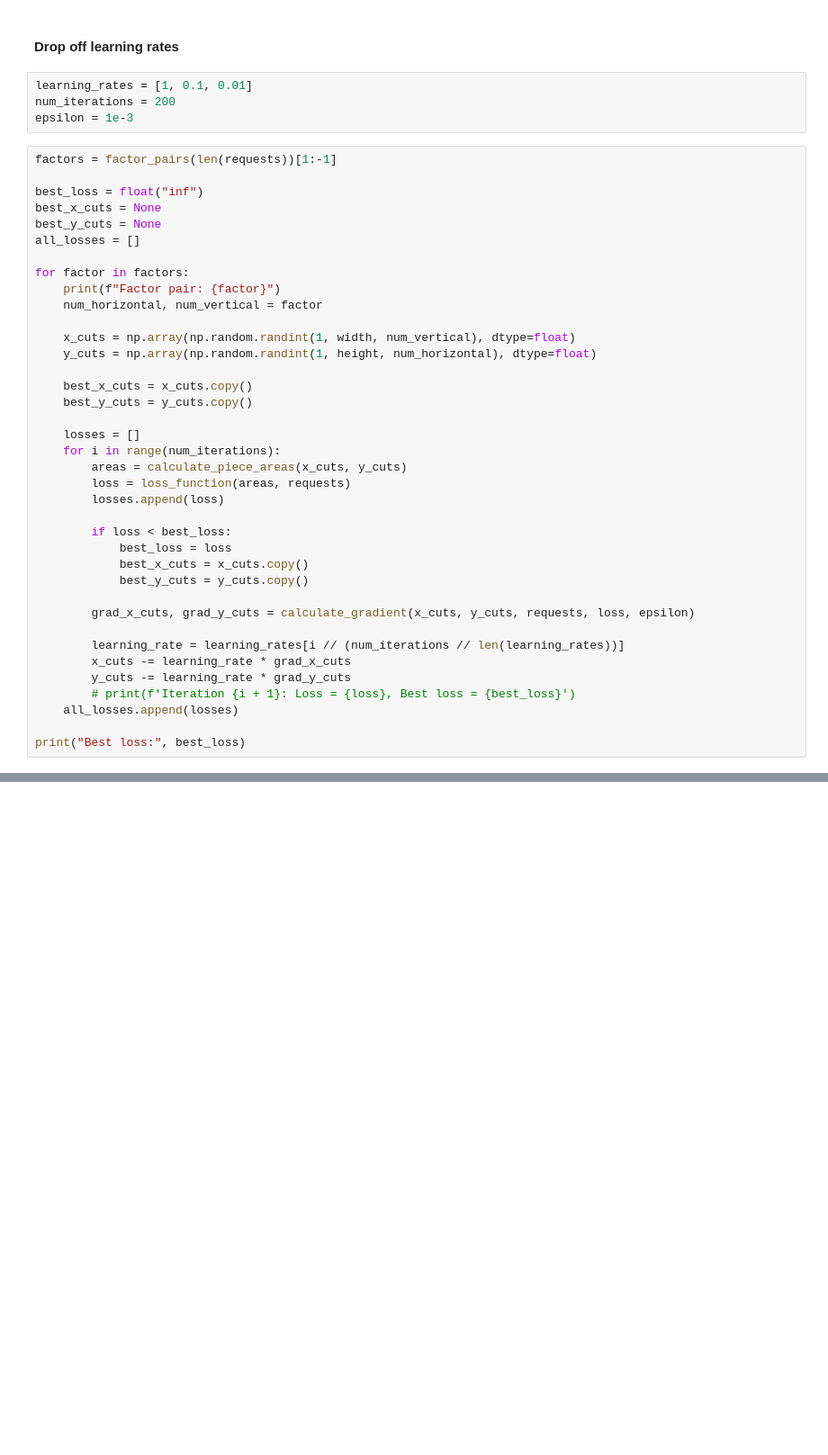
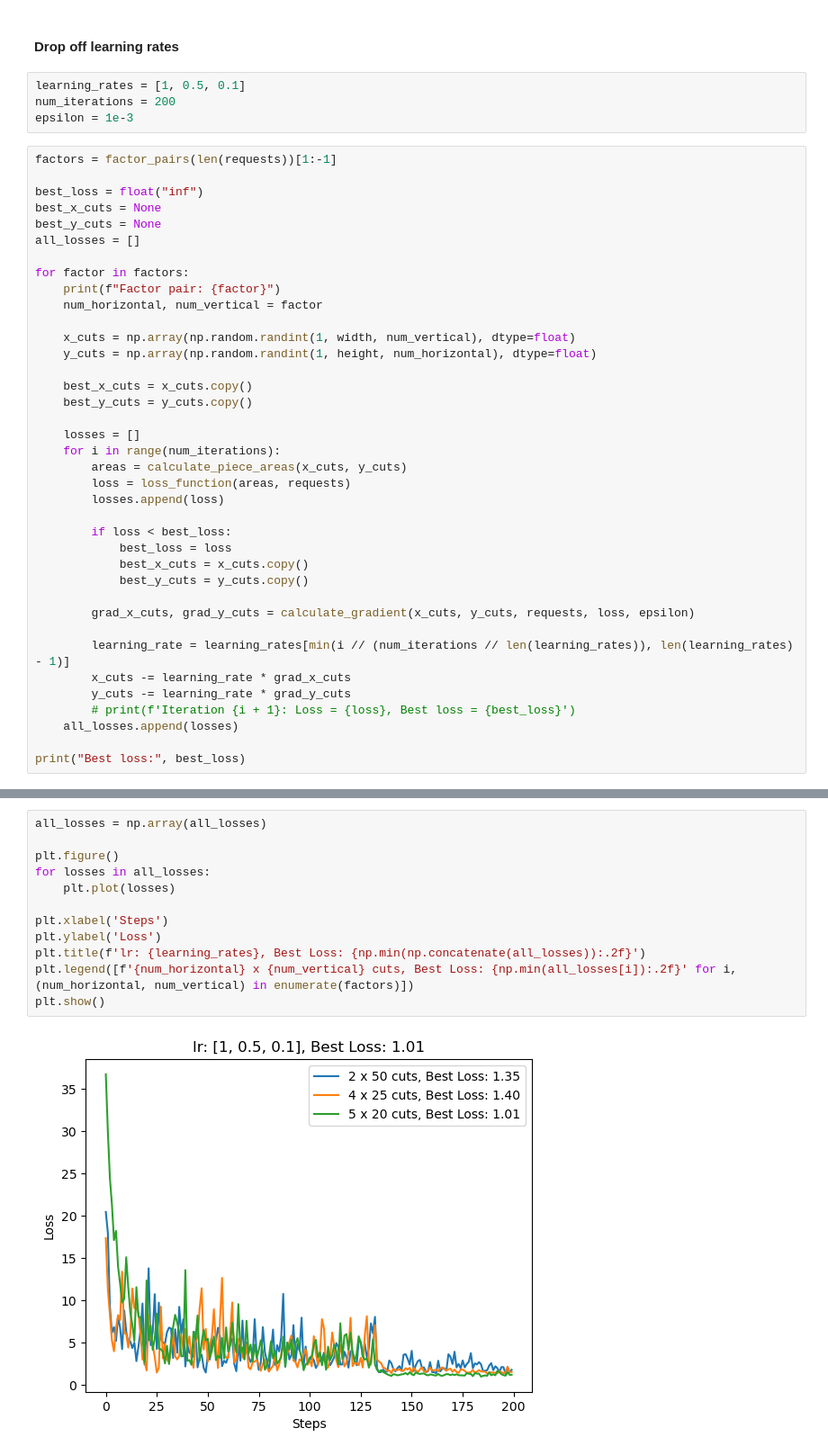
Before and after one commit to frankafan/PieceOfCake, a Jupyter notebook: grid_cuts.ipynb, the cells around one changed output, grey strips where cells are left out. Shown: that part at 90% size. Cells and saved outputs as stored; diff of their text form; blank space fills up the shorter version.

Commit message:
Gradient descent with dropping learning rates.

```diff
--- a/grid_cuts.ipynb
+++ b/grid_cuts.ipynb
@@ -165,7 +165,7 @@ plt.show()
 # %% [markdown]
 #### Drop off learning rates
 # %%
-learning_rates = [1, 0.1, 0.01]
+learning_rates = [1, 0.5, 0.1]
 num_iterations = 200
 epsilon = 1e-3
 # %%
@@ -199,7 +199,7 @@ for factor in factors:
 
         grad_x_cuts, grad_y_cuts = calculate_gradient(x_cuts, y_cuts, requests, loss, epsilon)
 
-        learning_rate = learning_rates[i // (num_iterations // len(learning_rates))]
+        learning_rate = learning_rates[min(i // (num_iterations // len(learning_rates)), len(learning_rates) - 1)]
         x_cuts -= learning_rate * grad_x_cuts
         y_cuts -= learning_rate * grad_y_cuts
         # print(f'Iteration {i + 1}: Loss = {loss}, Best loss = {best_loss}')
@@ -208,0 +214,14 @@ print("Best loss:", best_loss)
+# %%
+all_losses = np.array(all_losses)
+
+plt.figure()
+for losses in all_losses:
+    plt.plot(losses)
+
+plt.xlabel('Steps')
+plt.ylabel('Loss')
+plt.title(f'lr: {learning_rates}, Best Loss: {np.min(np.concatenate(all_losses)):.2f}')
+plt.legend([f'{num_horizontal} x {num_vertical} cuts, Best Loss: {np.min(all_losses[i]):.2f}' for i, (num_horizontal, num_vertical) in enumerate(factors)])
+plt.show()
+# %% [output]
+[figure, added]
```
Also changed, not shown: parts of 3 cells of this notebook.
